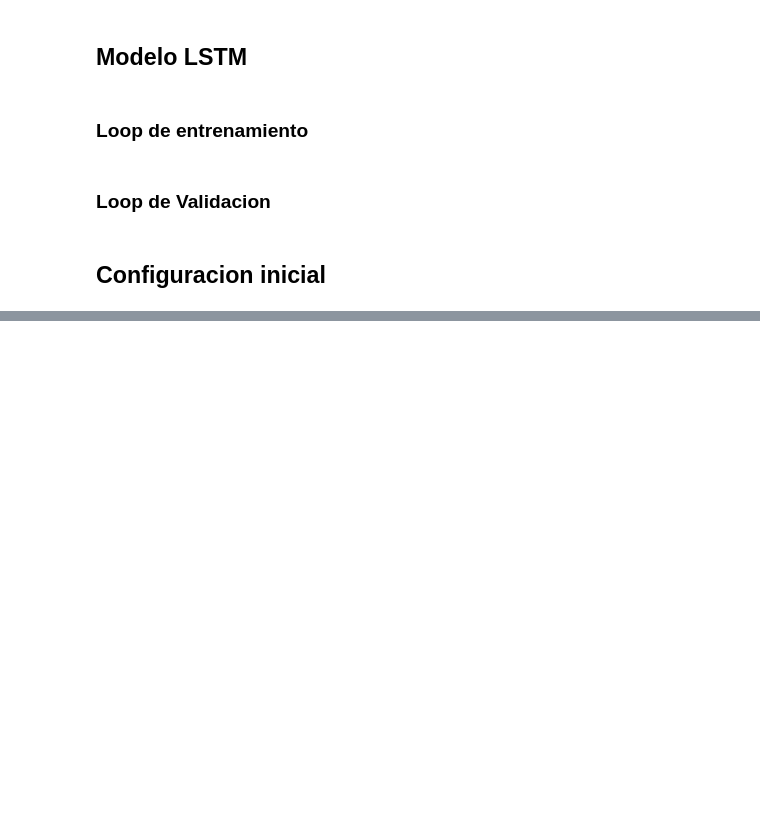
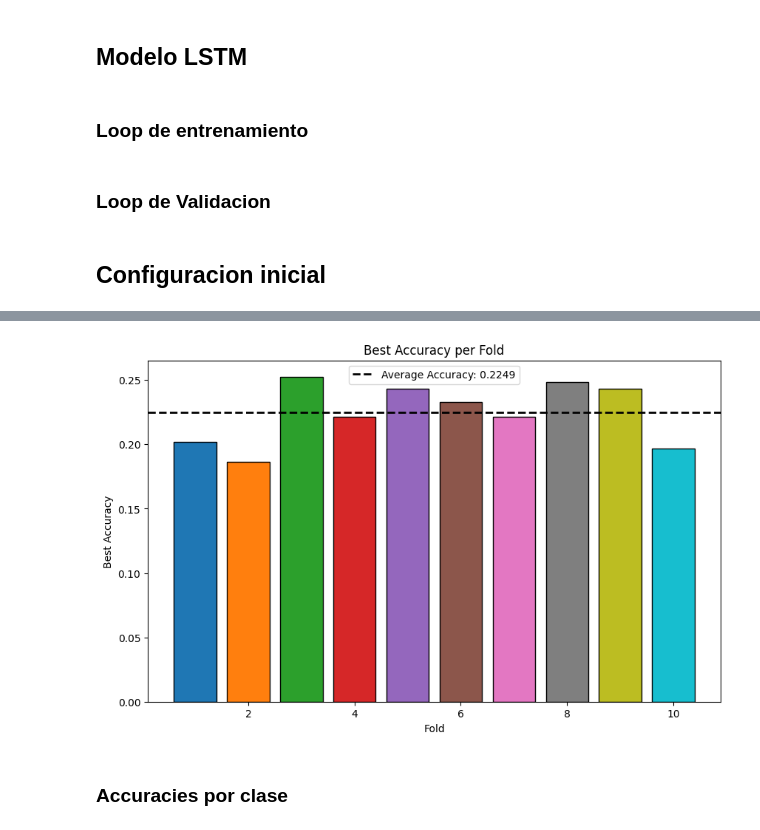
Before and after one commit to LeivaDiego/Urban-Audio-Classification, a Jupyter notebook: LSTM_Model.ipynb, the cells around one changed output, grey strips where cells are left out. Cells and saved outputs as stored; diff of their text form; code cells hidden in the pictures; blank space fills up the shorter version.

Commit message:
First iteration for LSTM model results
- tested on 5% of 2 epochs only

```diff
--- a/LSTM_Model.ipynb
+++ b/LSTM_Model.ipynb
@@ -266,19 +270,28 @@ def train_model(data_loader, model, epoch, optimizer, device):
         labels += torch.flatten(target).cpu().tolist()
         predictions += torch.flatten(winners).cpu().tolist()
 
-        # Calcular accuracy
+        # Calcular accuracy del batch
         batch_accuracy = (winners == target).sum().float() / float(target.size(0))
 
         # Actualizar barra de progreso
-        loop.set_description(f"TRAIN -> Epoch {epoch} | Batch: {batch_idx}/{len(data_loader)} | Loss: {loss.item():.4f} | Accuracy: {batch_accuracy:.4f}")
+        loop.set_description(f"TRAIN -> Epoch {epoch} | Batch: {batch_idx}/{len(data_loader)-1} | Loss: {loss.item():.4f} | Accuracy: {batch_accuracy:.4f}")
+
+        # Early stopping for debugging
+        if batch_idx == 5:
+            break
 
 
-    # Obtener promedio de perdidas y accuracy
+    # Obtener promedio de perdidas y accuracy total del epoch
     total_loss = np.mean(losses)
     total_accuracy = np.mean(np.array(labels) == np.array(predictions))
 
-    # Retornar perdidas y accuracy
-    return total_loss, total_accuracy, labels, predictions
+    # Obterner reporte de clasificacion de la epoch
+    train_report = classification_report(labels, predictions, output_dict=True)
+    # Obtener matriz de confusion de la epoch
+    train_confusion_matrix = confusion_matrix(labels, predictions)
+
+    # Retornar perdida, accuracy, reporte y matriz de la epoca
+    return total_loss, total_accuracy, train_confusion_matrix, train_report
 # %% [markdown]
 ### Loop de Validacion
 # %%
@@ -325,6 +355,6 @@ def validate(data_loader, model, device):
 ## Configuracion inicial
 # %%
 # Constantes
-EPOCHS = 20 # Numero de epocas
+EPOCHS = 2 # Numero de epocas
 OUT_FEATURE = 10 # Numero de clases
 PATIENCE = 5 # Paciencia para Early Stopping
@@ -414,0 +459,12 @@ print(f"Average Accuracy: {average_accuracy:.4f}")
+# %%
+# Mostrar los mejores epochs y accuracies de cada fold
+print("-"*15 ,f" FINAL RESULTS ", "-"*15)
+for fold_result in folds_performance:
+    print(f"    Fold {fold_result['fold']} - Best Epoch: {fold_result['best_epoch']}, Best Accuracy: {fold_result['best_accuracy']:.4f}")
+
+# Calcular el promedio de los mejores accuracies
+best_accuracies = [fold_result['best_accuracy'] for fold_result in folds_performance]
+mean_accuracy = np.mean(best_accuracies)
+std_accuracy = np.std(best_accuracies)
+print(f"\nAverage of Best Accuracies: {mean_accuracy:.4f}")
+print(f"Standard Deviation of Accuracy: {std_accuracy:.4f}")
@@ -414,0 +486,16 @@ print(f"Average Accuracy: {average_accuracy:.4f}")
+# %%
+cmap = plt.get_cmap('tab10')
+colors = cmap(np.linspace(0, 1, len(best_accuracies)))
+
+plt.figure(figsize=(10, 6))
+plt.bar(range(1, len(best_accuracies) + 1), best_accuracies, color=colors, edgecolor='black')
+plt.axhline(y=mean_accuracy, color='black', linestyle='--', label=f'Average Accuracy: {mean_accuracy:.4f}', linewidth=2)
+plt.xlabel('Fold')
+plt.ylabel('Best Accuracy')
+plt.title('Best Accuracy per Fold')
+plt.legend()
+plt.show()
+# %% [output]
+[figure, added]
+# %% [markdown]
+### Accuracies por clase
```
Also changed, not shown: parts of 23 cells of this notebook, 10 other files.
